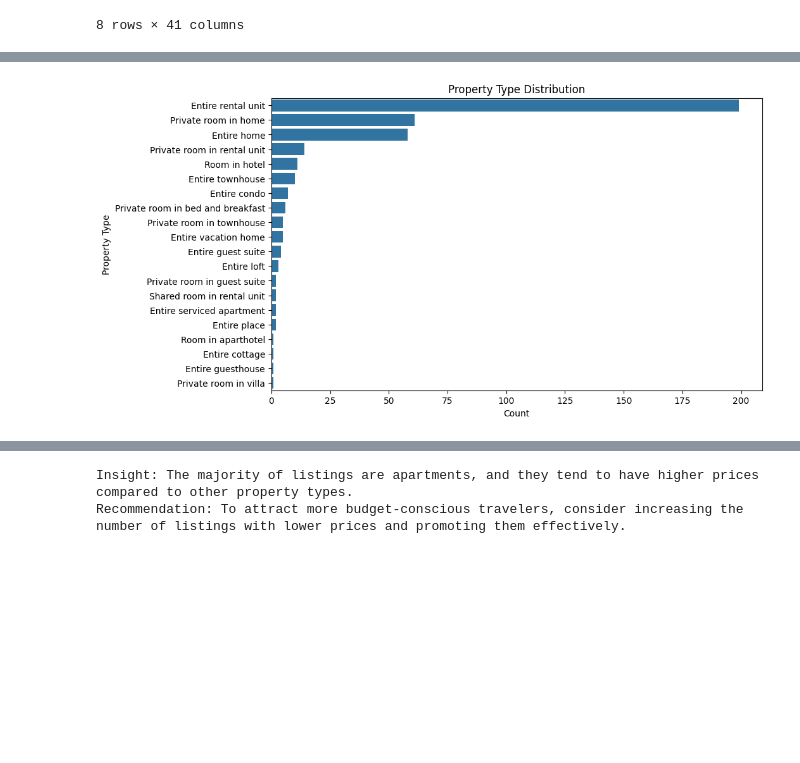
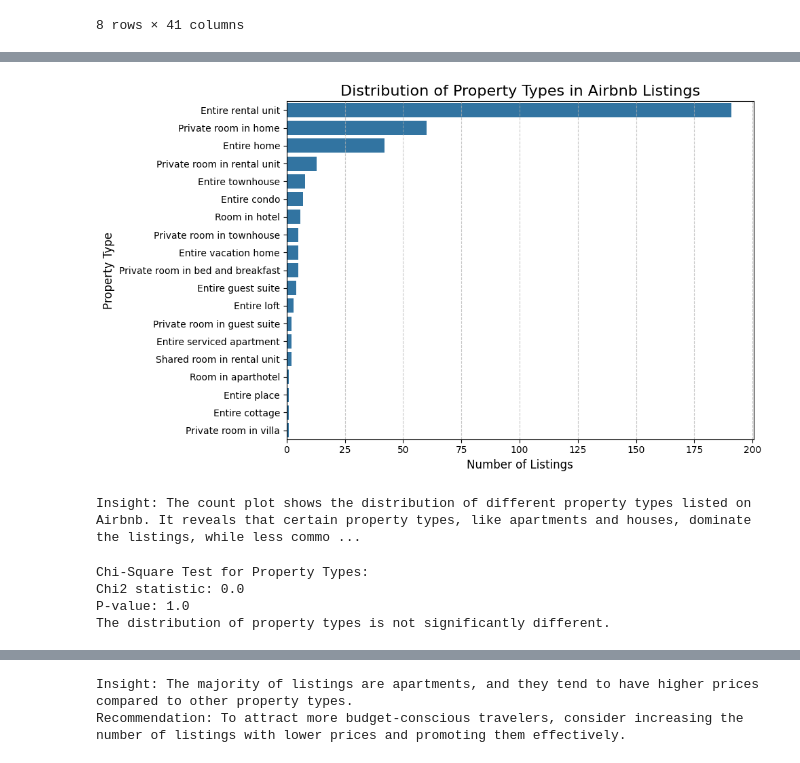
Before and after one commit to reem221/Airbnb-Listing-EDA, a Jupyter notebook: AirbnbListingADA.ipynb, the cells around one changed output, grey strips where cells are left out. Cells and saved outputs as stored; diff of their text form; code cells hidden in the pictures; blank space fills up the shorter version.

```diff
--- a/AirbnbListingADA.ipynb
+++ b/AirbnbListingADA.ipynb
@@ -48,9 +48,3 @@ memory usage: 231.6+ KB
 | 75% | 9.237302e+17 | 2.024041e+13 | 3.936272e+08 | 9.000000 | 13.000000 | NaN | ... |
 | max | 1.129006e+18 | 2.024041e+13 | 5.531120e+08 | 1180.000000 | 2157.000000 | NaN | ... |
 8 rows × 41 columns
-# %%
-# Handling missing values
-missing_values = df.isnull().sum()
-missing_values = missing_values[missing_values > 0]
-print("Columns with missing values:\n", missing_values)
-df.drop(['neighbourhood_group_cleansed','calendar_updated','license'], axis=1, inplace=True)
@@ -75,3 +51,12 @@ dtype: int64
+# %%
+# Clean the price column by removing dollar signs and commas, then convert to numeric
+df['price'] = df['price'].replace({'\$': '', ',': ''}, regex=True).astype(float)
+
+# Now you can safely handle missing values and outliers
+df = df.dropna(subset=['price', 'availability_365', 'latitude', 'longitude'])
+
+# Remove outliers by keeping only 95% of the data
+df = df[df['price'] < df['price'].quantile(0.95)]
 # %%
 # Import necessary libraries for data visualization
 import matplotlib.pyplot as plt
@@ -131,20 +173,47 @@ plt.show()
 # %%
 # Property Type Analysis
 # Set up the figure for plotting with a specified size
 plt.figure(figsize=(10, 6))
 # Create a count plot for the 'property_type' column from the DataFrame 'df'
 # The order of the bars is determined by the frequency of each property type
 sns.countplot(y='property_type', data=df, order=df['property_type'].value_counts().index)
 # Add a title and labels to the plot
-plt.title('Property Type Distribution')
-plt.xlabel('Count')
-plt.ylabel('Property Type')
+plt.title('Distribution of Property Types in Airbnb Listings', fontsize=16)
+plt.xlabel('Number of Listings', fontsize=12)
+plt.ylabel('Property Type', fontsize=12)
+# Add gridlines for better readability
+plt.grid(True, axis='x', linestyle='--', alpha=0.7)
 # Save the plot as an image file in the specified directory
 plt.savefig('E:\\reem\\electro pi\\Exploratory data\\property_type_distribution.png')
-# Display the plot on the screen
+# Display the plot
+plt.tight_layout()
 plt.show()
+
+# Insight: Property Type Distribution
+print("Insight: The count plot shows the distribution of different property types listed on Airbnb. It reveals that certain property types, like apartments and houses, dominate the listings, while less common types like condos or lofts have fewer listings.")
 # %% [output]
-[figure, old version]
+[figure, new version]
+Insight: The count plot shows the distribution of different property types listed on Airbnb. It reveals that certain property types, like apartments and houses, dominate the listings, while less commo ...
+# %%
+from scipy.stats import chi2_contingency
+
+# Perform a Chi-Square test on the property type counts
+property_type_counts = df['property_type'].value_counts()
+chi2, p, dof, expected = chi2_contingency([property_type_counts])
+
+print(f"Chi-Square Test for Property Types:")
+print(f"Chi2 statistic: {chi2}")
+print(f"P-value: {p}")
+
+if p < 0.05:
+    print("There is a significant difference in the distribution of property types.")
+else:
+    print("The distribution of property types is not significantly different.")
+# %% [output]
+Chi-Square Test for Property Types:
+Chi2 statistic: 0.0
+P-value: 1.0
+The distribution of property types is not significantly different.
 # %%
 # Select all columns from the DataFrame 'df' that have numeric data types
 # and store them in a new DataFrame 'data'
```
Also changed, not shown: parts of 8 cells of this notebook, 5 other files.
